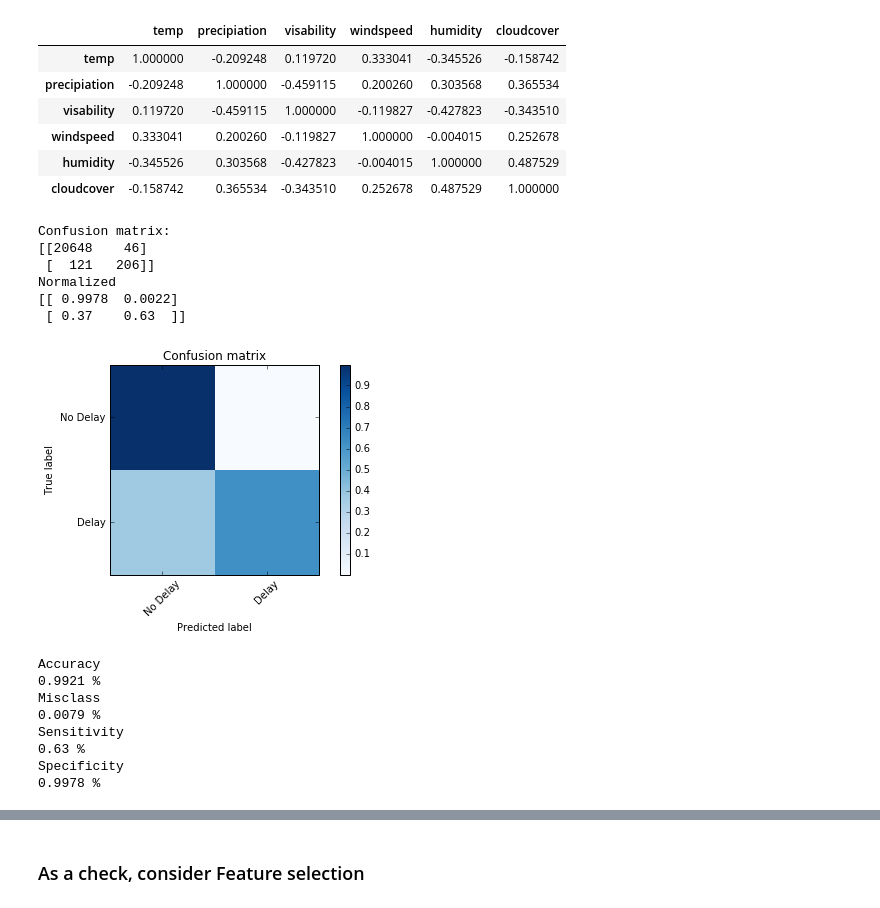
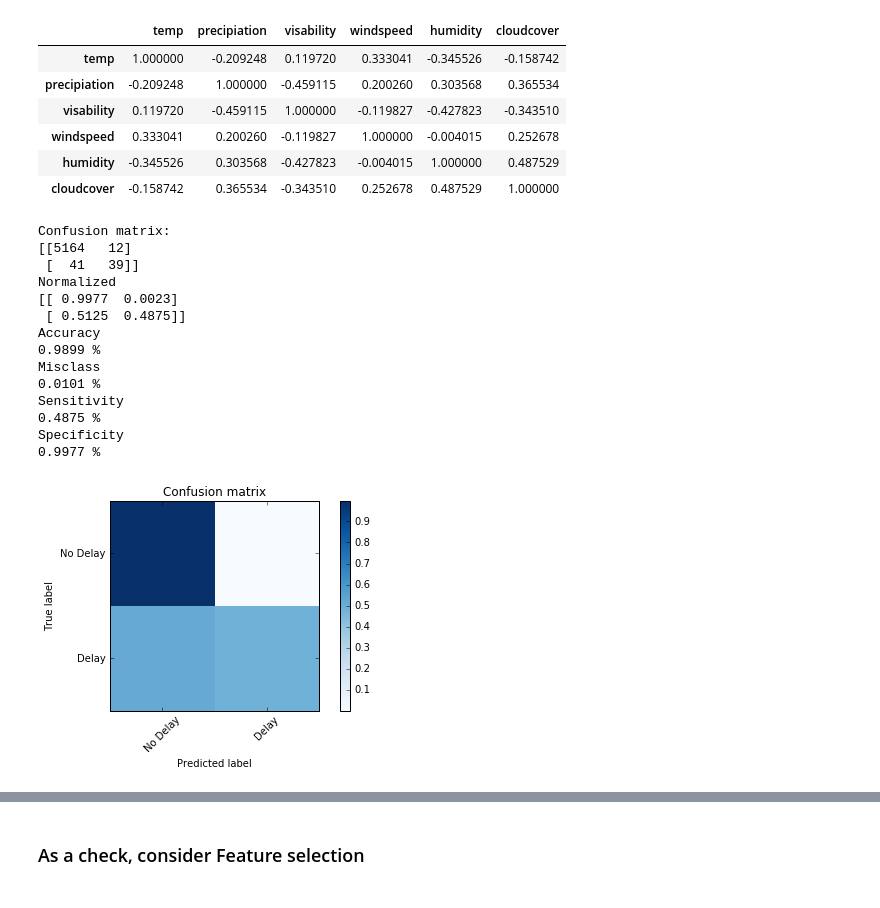
Before and after one commit to lovettbarron/caltrain-predict, a Jupyter notebook: 07focus_decision_tree.ipynb, the cells around one changed output, grey strips where cells are left out. Cells and saved outputs as stored; diff of their text form; code cells hidden in the pictures.

```diff
--- a/07focus_decision_tree.ipynb
+++ b/07focus_decision_tree.ipynb
@@ -189,37 +190,36 @@ def plot_confusion_matrix(cm, title='Confusion matrix', cmap=plt.cm.Blues):
     plt.xlabel('Predicted label')
 # %%
 from sklearn.metrics import confusion_matrix
-y_hat = TreeClass.predict(X)
-cmat = confusion_matrix(y, y_hat)
+TreeClass.fit(X_train,y_train)
+y_hat = TreeClass.predict(X_test)
+cmat = confusion_matrix(y_test, y_hat)
 c_norm = cmat.astype('float') / cmat.sum(axis=1)[:, np.newaxis]
 print "Confusion matrix:"
 print cmat
 print "Normalized"
 print np.round(c_norm,4)
 plot_confusion_matrix(c_norm) # Normalized
+print "Accuracy"
+print np.round((cmat[1][1] + cmat[0][0]) / float(len(X_test)),4),'%'
+print "Misclass"
+print np.round((cmat[1][0] + cmat[0][1]) / float(len(X_test)),4),'%'
+print "Sensitivity"
+print np.round((cmat[1][1]) / float(cmat[1][1]+cmat[1][0]),4),'%'
+print "Specificity"
+print np.round((cmat[0][0]) / float(cmat[0][0]+cmat[0][1]),4),'%'
 # %% [output]
 Confusion matrix:
-[[20648    46]
- [  121   206]]
+[[5164   12]
+ [  41   39]]
 Normalized
-[[ 0.9978  0.0022]
- [ 0.37    0.63  ]]
+[[ 0.9977  0.0023]
+ [ 0.5125  0.4875]]
+Accuracy
+0.9899 %
+Misclass
+0.0101 %
+Sensitivity
+0.4875 %
+Specificity
+0.9977 %
-[figure, old version]
+[figure, new version]
-# %%
-print "Accuracy"
-print np.round((cmat[1][1] + cmat[0][0]) / float(len(df)),4),'%'
-print "Misclass"
-print np.round((cmat[1][0] + cmat[0][1]) / float(len(df)),4),'%'
-print "Sensitivity"
-print np.round((cmat[1][1]) / float(cmat[1][1]+cmat[1][0]),4),'%'
-print "Specificity"
-print np.round((cmat[0][0]) / float(cmat[0][0]+cmat[0][1]),4),'%'
-# %% [output]
-Accuracy
-0.9921 %
-Misclass
-0.0079 %
-Sensitivity
-0.63 %
-Specificity
-0.9978 %
```
Also changed, not shown: parts of 22 cells of this notebook, 1 other file.
